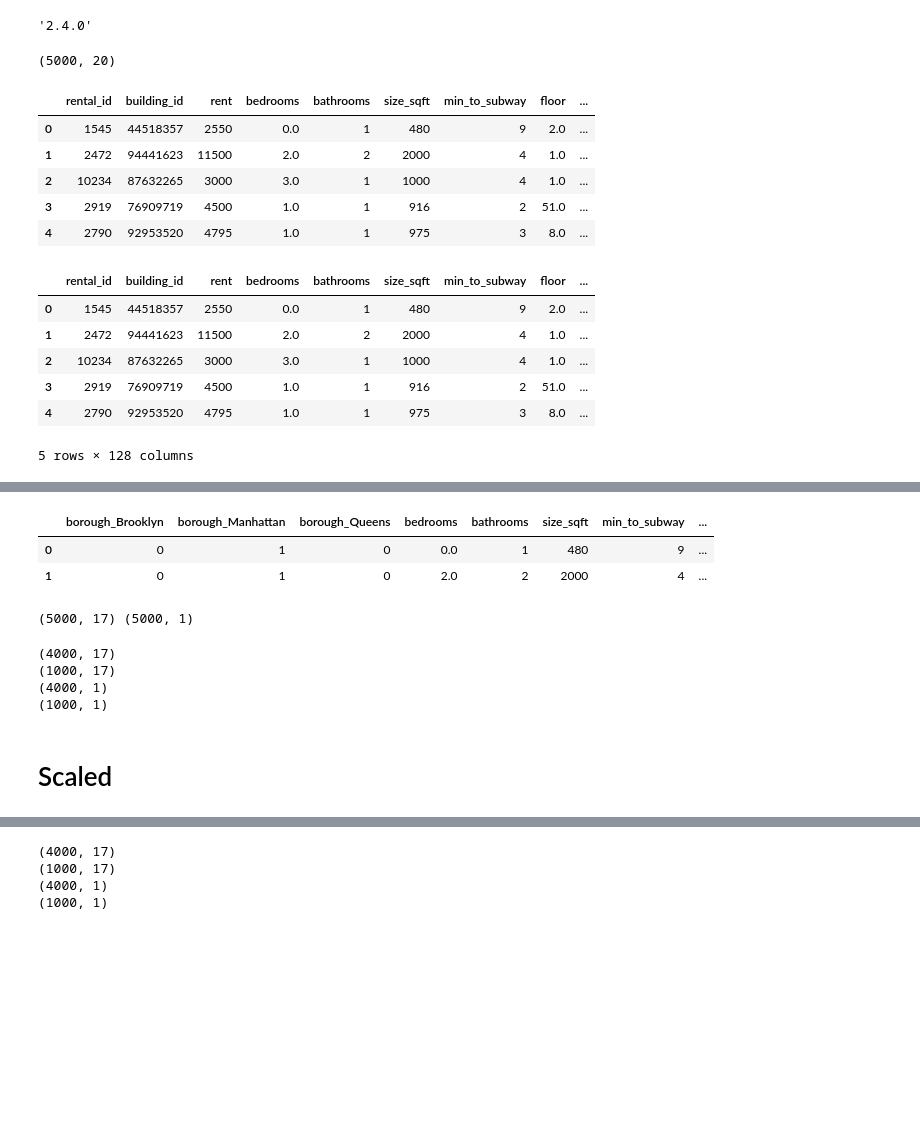
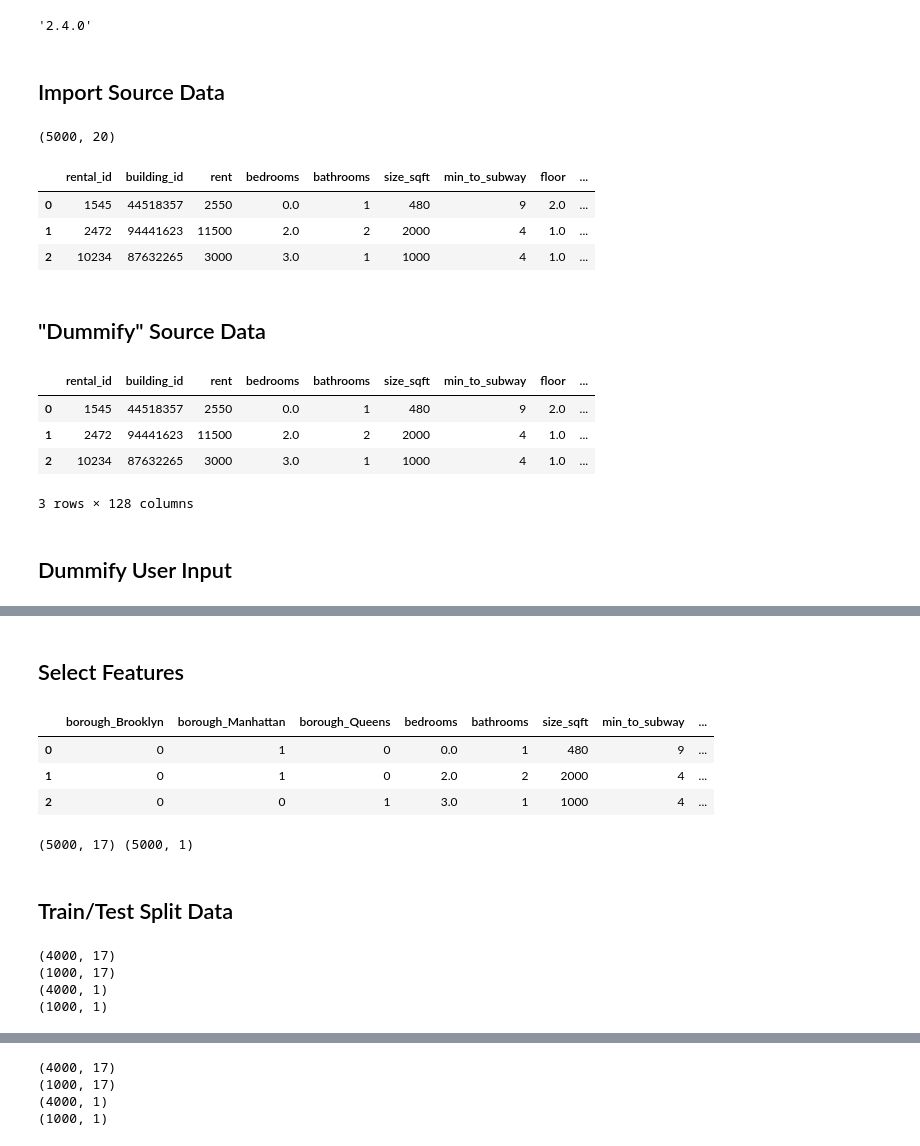
Before and after one commit to RussellMcGrath/proj_3_NYC_apartments, a Jupyter notebook: Deployment_xgboost/model_function.ipynb, the cells around one changed output, grey strips where cells are left out. Cells and saved outputs as stored; diff of their text form; code cells hidden in the pictures; blank space fills up the shorter version.

```diff
--- a/Deployment_xgboost/model_function.ipynb
+++ b/Deployment_xgboost/model_function.ipynb
@@ -30,36 +34,38 @@ import pandas as pd
 import numpy as np
 import matplotlib.pyplot as plt
 import pickle
+# %% [markdown]
+## Import Source Data
 # %%
 df=pd.read_csv('../input_data/streeteasy.csv')
 df.shape
 # %% [output]
 (5000, 20)
 # %%
-df.head()
+df.head(3)
 # %% [output]
 |  | rental_id | building_id | rent | bedrooms | bathrooms | size_sqft | min_to_subway | floor | ... |
 | 0 | 1545 | 44518357 | 2550 | 0.0 | 1 | 480 | 9 | 2.0 | ... |
 | 1 | 2472 | 94441623 | 11500 | 2.0 | 2 | 2000 | 4 | 1.0 | ... |
 | 2 | 10234 | 87632265 | 3000 | 3.0 | 1 | 1000 | 4 | 1.0 | ... |
-| 3 | 2919 | 76909719 | 4500 | 1.0 | 1 | 916 | 2 | 51.0 | ... |
-| 4 | 2790 | 92953520 | 4795 | 1.0 | 1 | 975 | 3 | 8.0 | ... |
+# %% [markdown]
+## "Dummify" Source Data
 # %%
 # Use Pandas get_dummies to convert categorical data
 
 trimmed_df = df.drop(columns=["rental_id","building_id"])
 ### BEGIN SOLUTION
 dummied_df = pd.get_dummies(df)
-dummied_df.head()
+dummied_df.head(3)
 ### END SOLUTION
 # %% [output]
 |  | rental_id | building_id | rent | bedrooms | bathrooms | size_sqft | min_to_subway | floor | ... |
 | 0 | 1545 | 44518357 | 2550 | 0.0 | 1 | 480 | 9 | 2.0 | ... |
 | 1 | 2472 | 94441623 | 11500 | 2.0 | 2 | 2000 | 4 | 1.0 | ... |
 | 2 | 10234 | 87632265 | 3000 | 3.0 | 1 | 1000 | 4 | 1.0 | ... |
-| 3 | 2919 | 76909719 | 4500 | 1.0 | 1 | 916 | 2 | 51.0 | ... |
-| 4 | 2790 | 92953520 | 4795 | 1.0 | 1 | 975 | 3 | 8.0 | ... |
-5 rows × 128 columns
+3 rows × 128 columns
+# %% [markdown]
+## Dummify User Input
 # %%
 new_input_dict = {}
 
@@ -108,14 +114,17 @@ new_input_dict
  'has_doorman': 0,
  'has_elevator': 1,
  'has_dishwasher': 0}
+# %% [markdown]
+## Select Features
 # %%
 selected_features = list(new_input_dict.keys())
 selection_df = dummied_df[selected_features]
-selection_df.head(2)
+selection_df.head(3)
 # %% [output]
 |  | borough_Brooklyn | borough_Manhattan | borough_Queens | bedrooms | bathrooms | size_sqft | min_to_subway | ... |
 | 0 | 0 | 1 | 0 | 0.0 | 1 | 480 | 9 | ... |
 | 1 | 0 | 1 | 0 | 2.0 | 2 | 2000 | 4 | ... |
+| 2 | 0 | 0 | 1 | 3.0 | 1 | 1000 | 4 | ... |
 # %%
 # Assign X (data) and y (target)
 
@@ -126,6 +135,8 @@ print(X.shape, y.shape)
 ### END SOLUTION
 # %% [output]
 (5000, 17) (5000, 1)
+# %% [markdown]
+## Train/Test Split Data
 # %%
 # Split the data into training and testing
 
@@ -144,5 +155,3 @@ print(y_test.shape)
 (1000, 17)
 (4000, 1)
 (1000, 1)
-# %% [markdown]
-# Scaled
```
Also changed, not shown: parts of 6 cells of this notebook, 4 other files.
